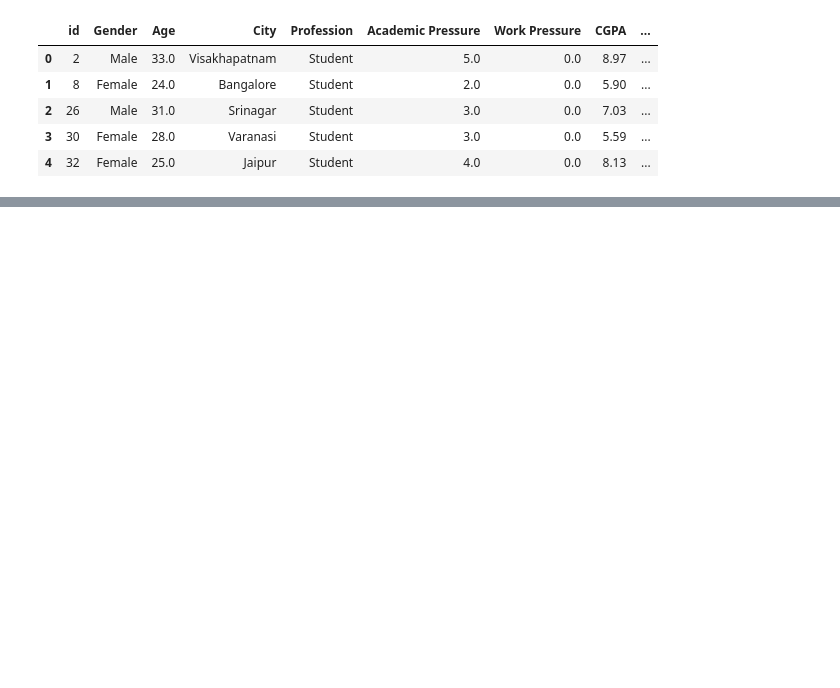
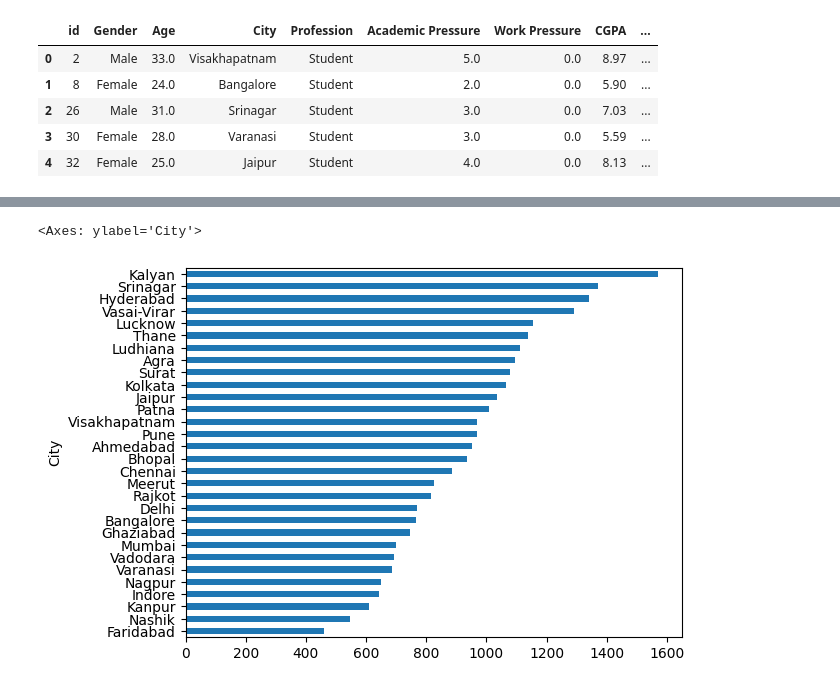
Before and after one commit to PhysicsBen/carthage-lecture-2025, a Jupyter notebook: data_vis/data_vis.ipynb, the cells around one changed output, grey strips where cells are left out. Cells and saved outputs as stored; diff of their text form; code cells hidden in the pictures; blank space fills up the shorter version.

```diff
--- a/data_vis/data_vis.ipynb
+++ b/data_vis/data_vis.ipynb
@@ -116,0 +124,5 @@ data[data.Country == 'USA']
+# %%
+data['City'].value_counts().sort_values().tail(30).plot(kind='barh')
+# %% [output]
+<Axes: ylabel='City'>
+[figure, added]
```
Also changed, not shown: parts of 32 cells of this notebook, 3 other files.
